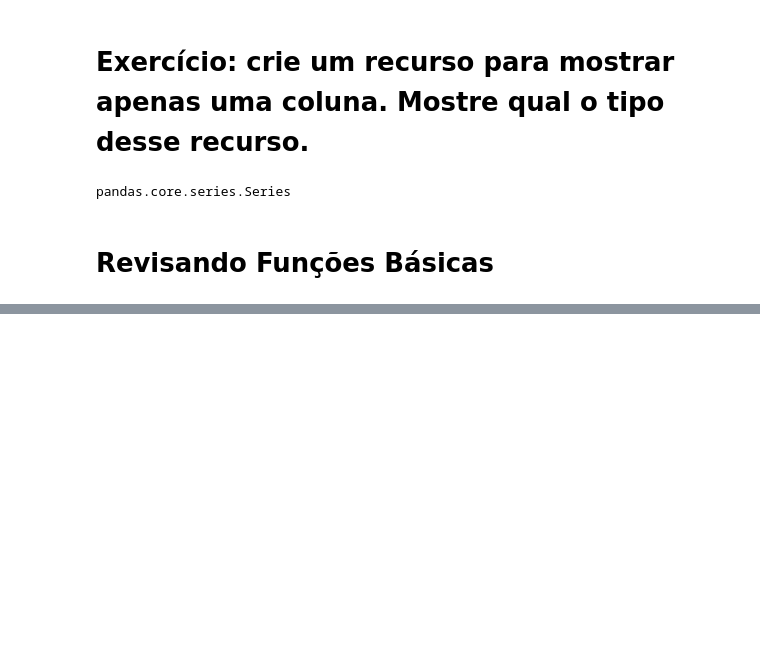
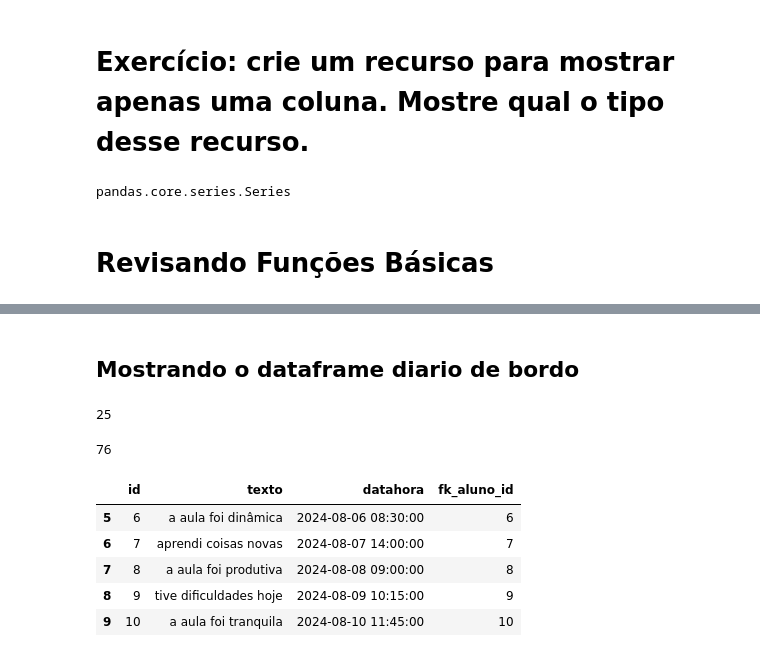
Before and after one commit to romulosilvestre/projetofinal_datascience, a Jupyter notebook: notebook_tarde.ipynb, the cells around one changed output, grey strips where cells are left out. Drawn from its saved outputs; the diff is of its cells as text; code cells hidden in the pictures; blank space fills up the shorter version.

```diff
--- a/notebook_tarde.ipynb
+++ b/notebook_tarde.ipynb
@@ -141,0 +255,19 @@ pandas.core.series.Series
+# %% [markdown]
+## Mostrando o dataframe diario de bordo
+# %%
+len(df_diarios)
+# %% [output]
+25
+# %%
+len(df_alunos)
+# %% [output]
+76
+# %%
+df_diarios[5:10]
+# %% [output]
+|  | id | texto | datahora | fk_aluno_id |
+| 5 | 6 | a aula foi dinâmica | 2024-08-06 08:30:00 | 6 |
+| 6 | 7 | aprendi coisas novas | 2024-08-07 14:00:00 | 7 |
+| 7 | 8 | a aula foi produtiva | 2024-08-08 09:00:00 | 8 |
+| 8 | 9 | tive dificuldades hoje | 2024-08-09 10:15:00 | 9 |
+| 9 | 10 | a aula foi tranquila | 2024-08-10 11:45:00 | 10 |
```
Also changed, not shown: parts of 32 cells of this notebook, 5 other files.
